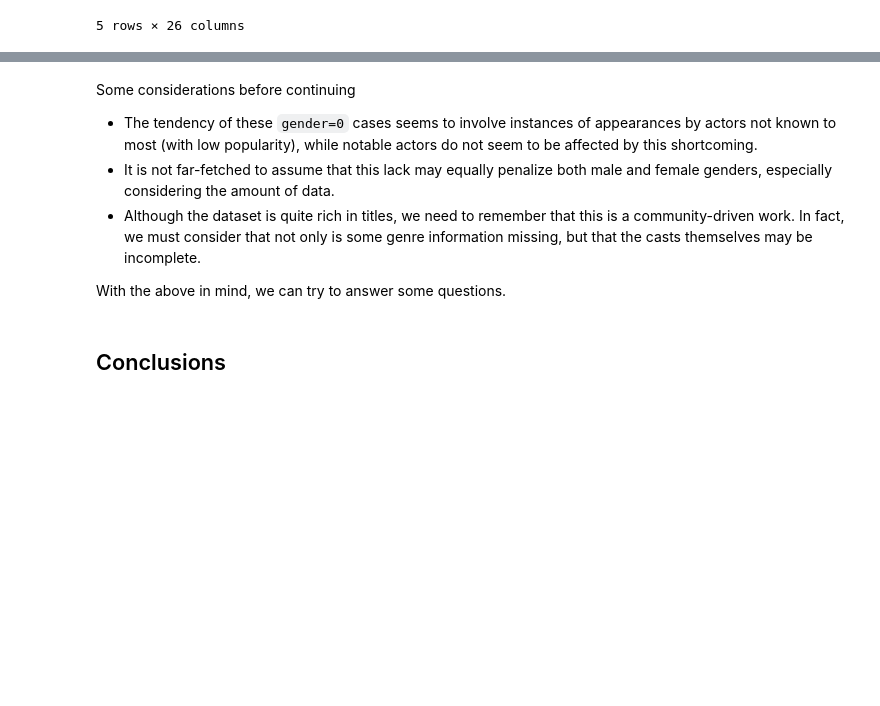
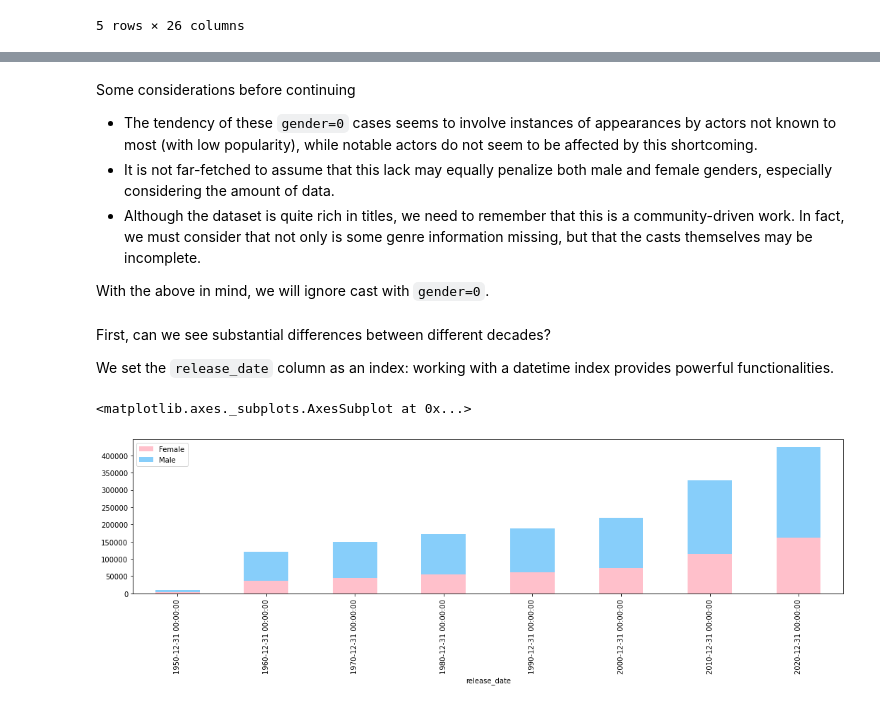
Before and after one commit to zeeros/final-project-bda, a Jupyter notebook: tmdb_gender_project.ipynb, the cells around one changed output, grey strips where cells are left out. Cells and saved outputs as stored; diff of their text form; code cells hidden in the pictures; blank space fills up the shorter version.

```diff
--- a/tmdb_gender_project.ipynb
+++ b/tmdb_gender_project.ipynb
@@ -395,6 +395,20 @@ Some considerations before continuing
 - It is not far-fetched to assume that this lack may equally penalize both male and female genders, especially considering the amount of data.
 - Although the dataset is quite rich in titles, we need to remember that this is a community-driven work. In fact, we must consider that not only is some genre information missing, but that the casts themselves may be incomplete.
 
-With the above in mind, we can try to answer some questions.
+With the above in mind, we will ignore cast with `gender=0`.
-# %% [markdown]
-## Conclusions
+# %% [markdown]
+First, can we see substantial differences between different decades?
+
+We set the `release_date` column as an index: working with a datetime index provides powerful functionalities.
+# %%
+moviesdf_dateindexed = moviesdf.set_index('release_date')
+# %%
+def count_cast_gender(x):
+    g1 = x['count_cast_gender_1'].sum()
+    g2 = x['count_cast_gender_2'].sum()
+    return pd.Series([g1,g2], index=['Female','Male'])
+
+moviesdf_dateindexed.groupby(pd.Grouper(freq='10Y',label='right')).apply(count_cast_gender).plot.bar(figsize=(18, 4), stacked=True, color = ['pink', 'lightskyblue'])
+# %% [output]
+<matplotlib.axes._subplots.AxesSubplot at 0x...>
+[figure, added]
```
Also changed, not shown: parts of 13 cells of this notebook.
